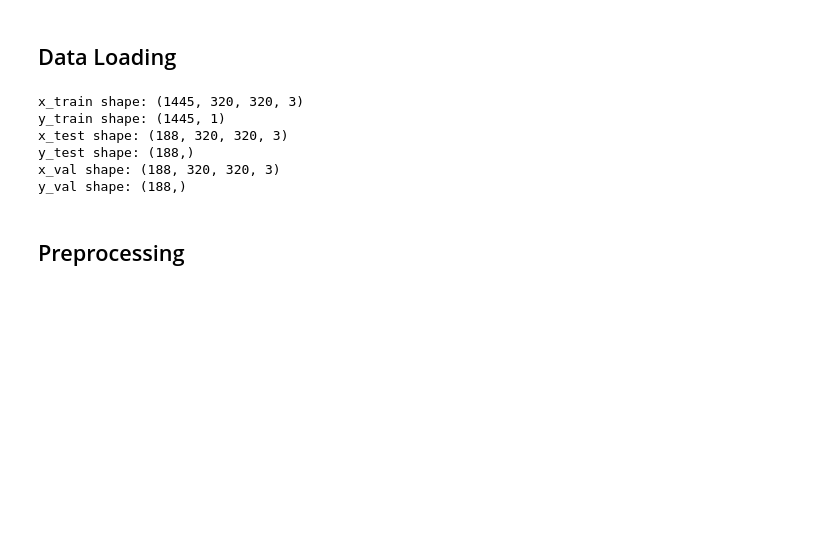
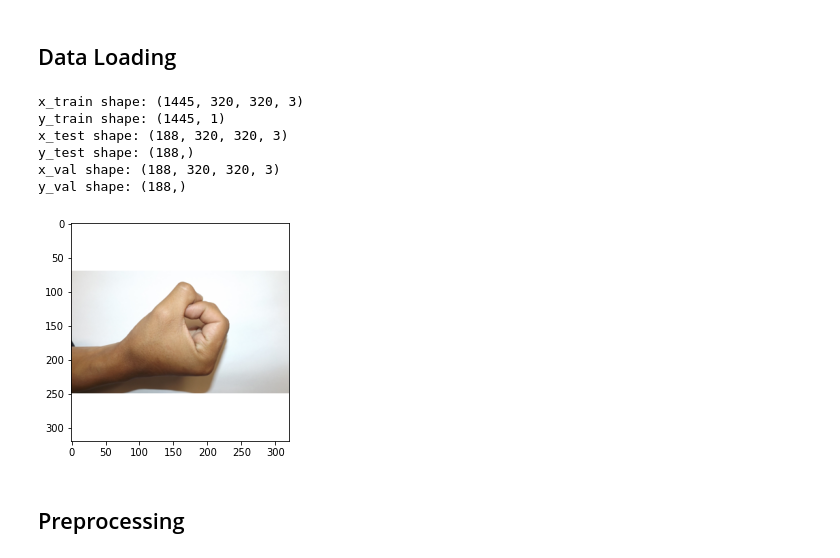
Before and after one commit to MostafaAshraf98/Project-Pattern-Recognition, a Jupyter notebook: main.ipynb, the cells around one changed output. Saved outputs shown, nothing was run; the diff lists cells and outputs as text; code cells hidden in the pictures; blank space fills up the shorter version.

```diff
--- a/main.ipynb
+++ b/main.ipynb
@@ -48,2 +46,35 @@ print(f"y_train[{index}]: {y_train[index]}")
+# %%
+x_train_zeros = x_train[y_train.flatten() == 0]
+x_train_ones = x_train[y_train.flatten() == 1]
+x_train_twos = x_train[y_train.flatten() == 2]
+x_train_threes = x_train[y_train.flatten() == 3]
+x_train_fours = x_train[y_train.flatten() == 4]
+x_train_fives = x_train[y_train.flatten() == 5]
+
+y_train_zeros = y_train[y_train.flatten() == 0]
+y_train_ones = y_train[y_train.flatten() == 1]
+y_train_twos = y_train[y_train.flatten() == 2]
+y_train_threes = y_train[y_train.flatten() == 3]
+y_train_fours = y_train[y_train.flatten() == 4]
+y_train_fives = y_train[y_train.flatten() == 5]
+
+x_val_zeros = x_val[y_val.flatten() == 0]
+x_val_ones = x_val[y_val.flatten() == 1]
+x_val_twos = x_val[y_val.flatten() == 2]
+x_val_threes = x_val[y_val.flatten() == 3]
+x_val_fours = x_val[y_val.flatten() == 4]
+x_val_fives = x_val[y_val.flatten() == 5]
+
+y_val_zeros = y_val[y_val.flatten() == 0]
+y_val_ones = y_val[y_val.flatten() == 1]
+y_val_twos = y_val[y_val.flatten() == 2]
+y_val_threes = y_val[y_val.flatten() == 3]
+y_val_fours = y_val[y_val.flatten() == 4]
+y_val_fives = y_val[y_val.flatten() == 5]
+
+plt.imshow(x_train_zeros[50])
+plt.show()
+# %% [output]
+[figure, added]
 # %% [markdown]
 ## Preprocessing
```
Also changed, not shown: parts of 15 cells of this notebook, 4 other files.
